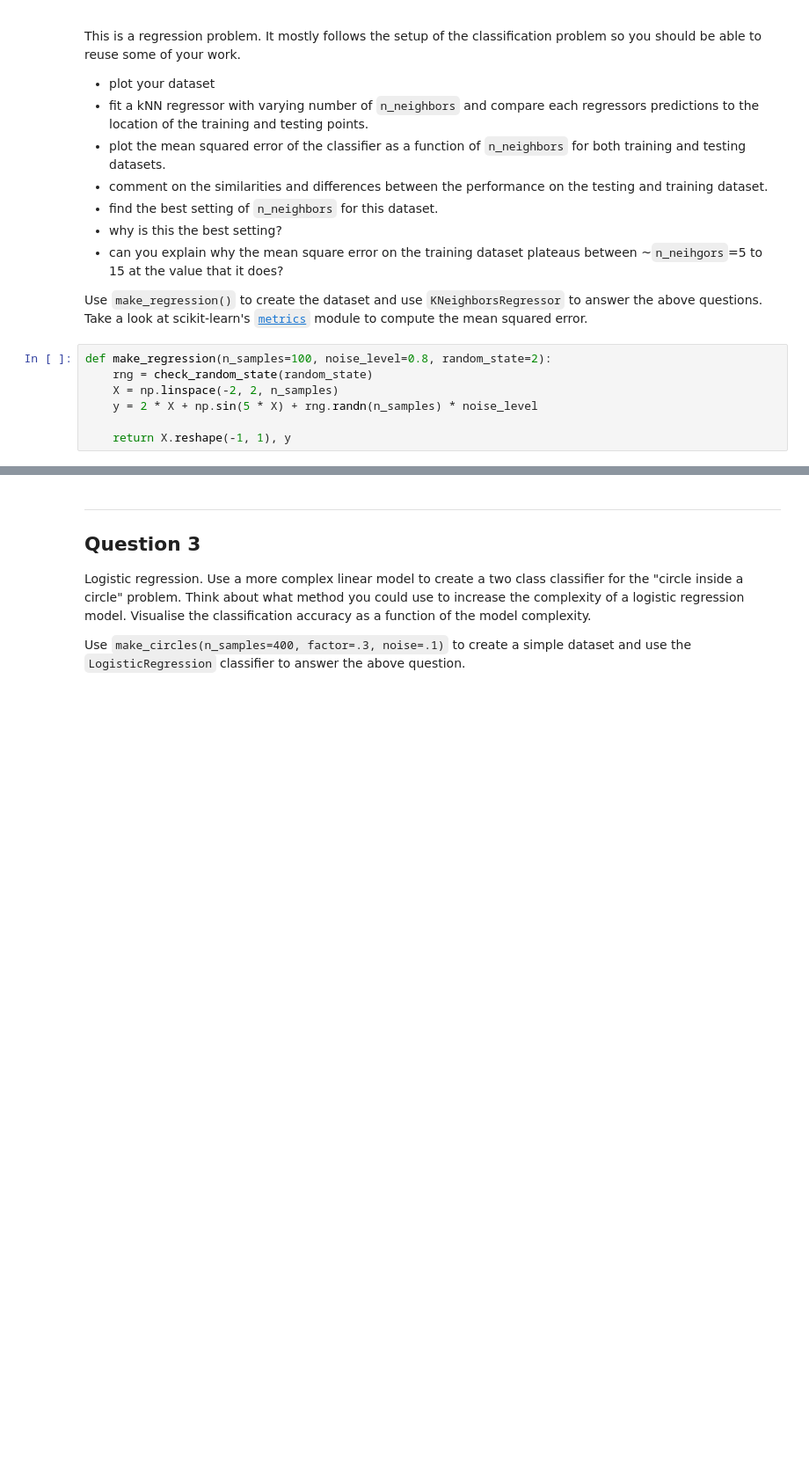
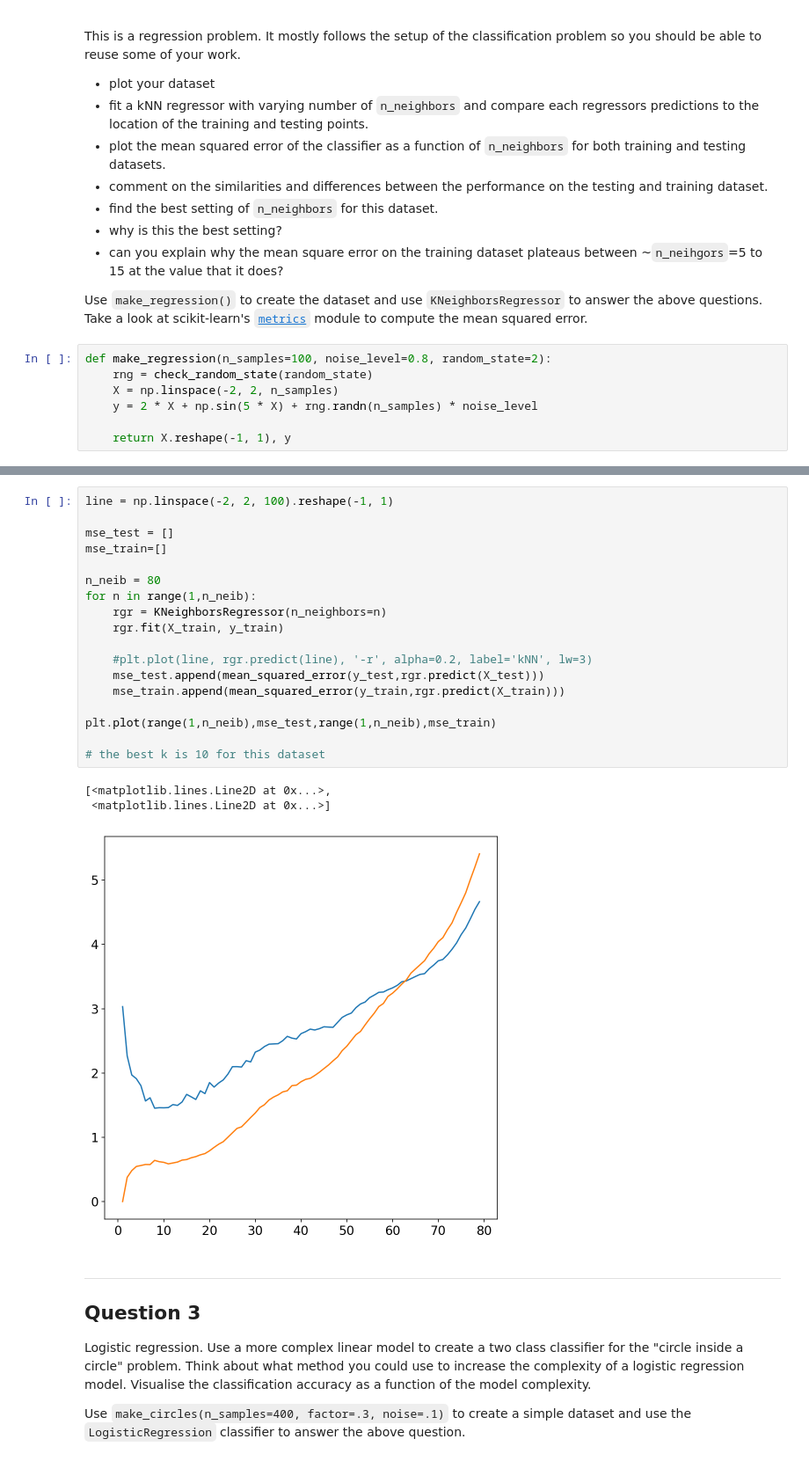
Before and after one commit to makarpov/advanced-computing-2018, a Jupyter notebook: material/lecture-01/exercise.ipynb, the cells around one changed output, grey strips where cells are left out. Shown: that part at 88% size. Cells and saved outputs as stored; diff of their text form; blank space fills up the shorter version.

```diff
--- a/material/lecture-01/exercise.ipynb
+++ b/material/lecture-01/exercise.ipynb
@@ -117,3 +218,25 @@ def make_regression(n_samples=100, noise_level=0.8, random_state=2):
+# %%
+line = np.linspace(-2, 2, 100).reshape(-1, 1)
+
+mse_test = []
+mse_train=[]
+
+n_neib = 80
+for n in range(1,n_neib):
+    rgr = KNeighborsRegressor(n_neighbors=n)
+    rgr.fit(X_train, y_train)
+
+    #plt.plot(line, rgr.predict(line), '-r', alpha=0.2, label='kNN', lw=3)
+    mse_test.append(mean_squared_error(y_test,rgr.predict(X_test)))
+    mse_train.append(mean_squared_error(y_train,rgr.predict(X_train)))
+
+plt.plot(range(1,n_neib),mse_test,range(1,n_neib),mse_train)
+
+# the best k is 10 for this dataset
+# %% [output]
+[<matplotlib.lines.Line2D at 0x...>,
+ <matplotlib.lines.Line2D at 0x...>]
+[figure, added]
 # %% [markdown]
 ---
 
```
Also changed, not shown: parts of 10 cells of this notebook.
